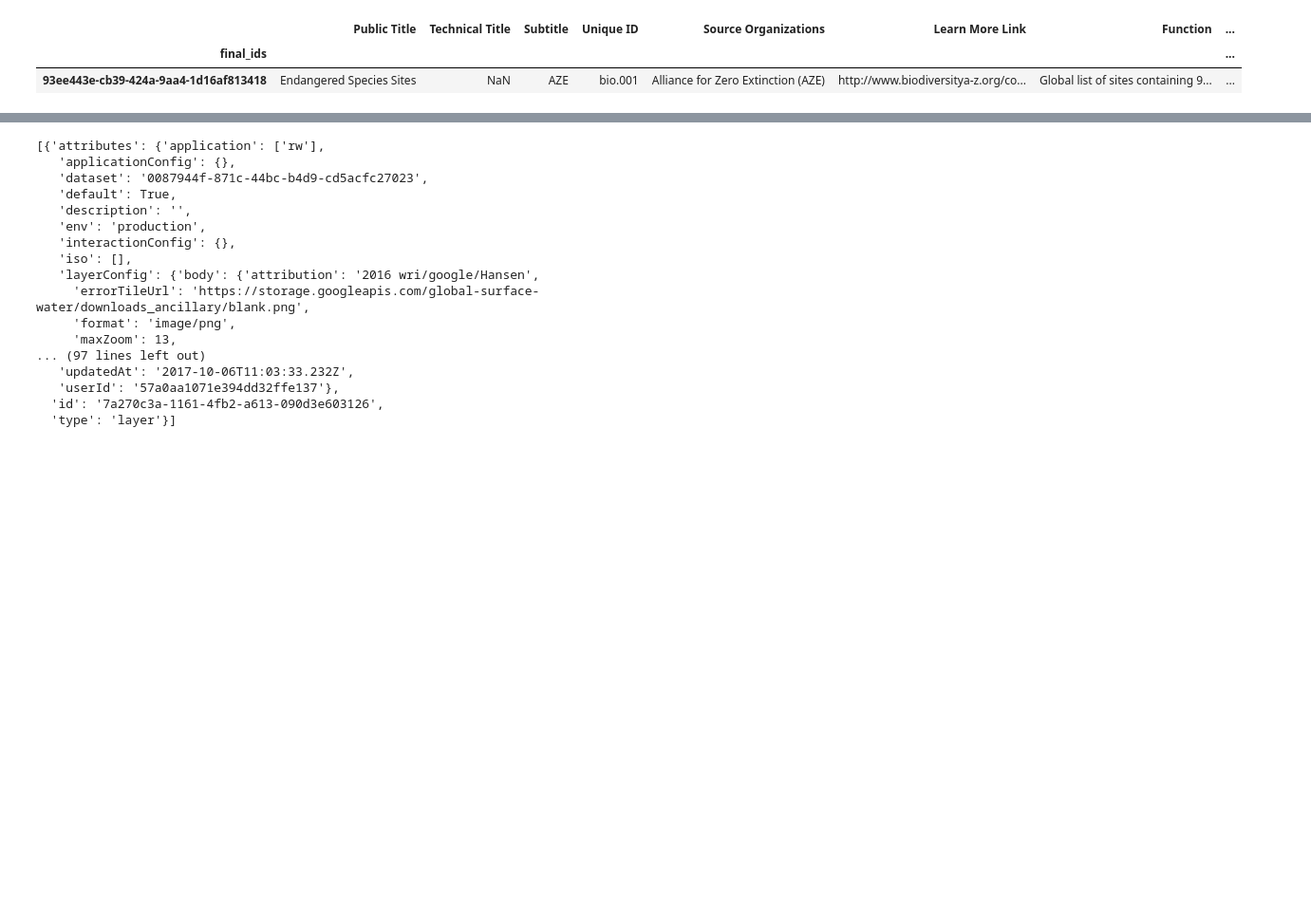
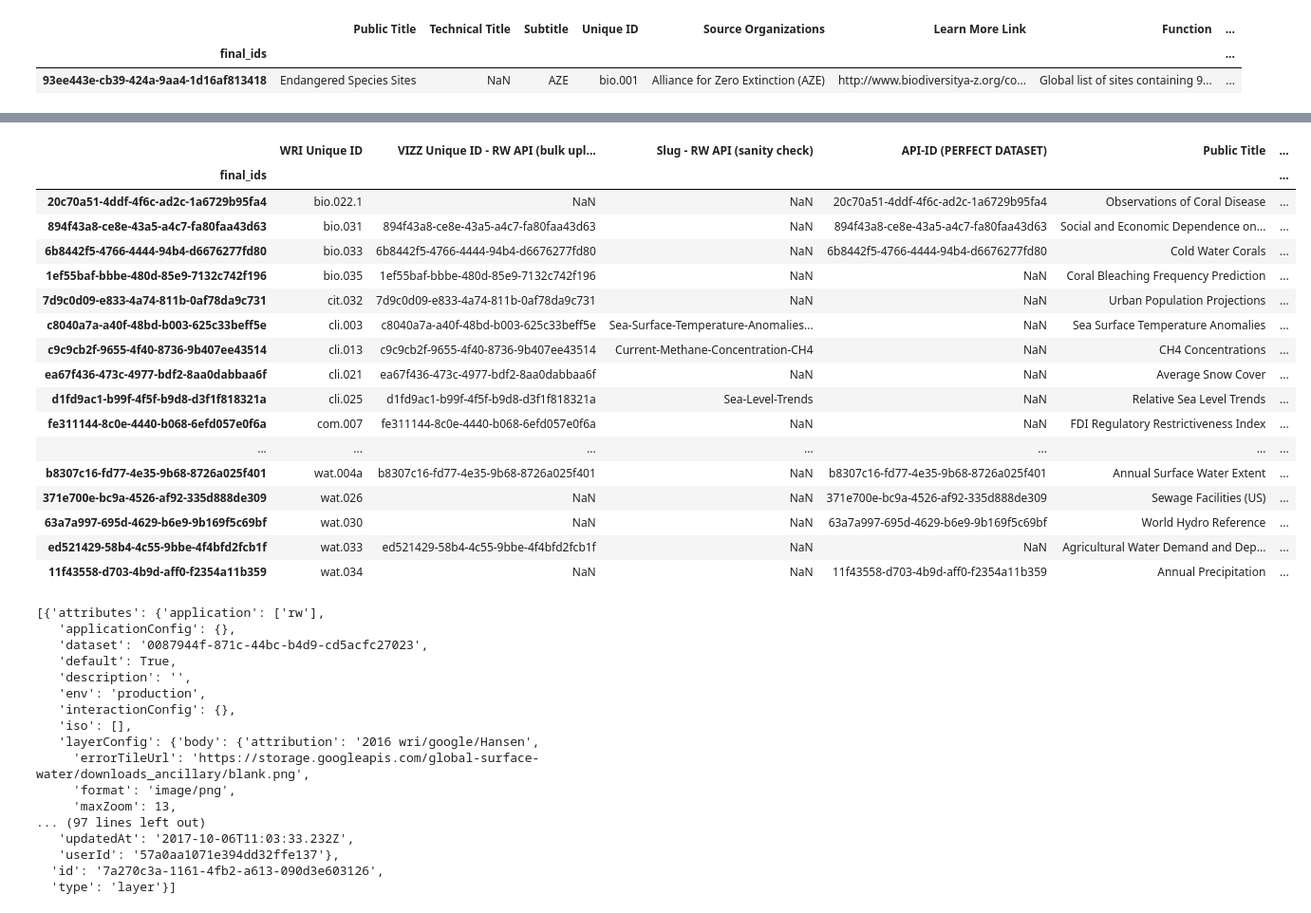
Before and after one commit to nsuberi/ResourceWatchCode, a Jupyter notebook: Metadata Management/Upload Metadata to API.ipynb, the cells around one changed output, grey strips where cells are left out. Shown at 95% size. Cells and saved outputs as stored; diff of their text form; code cells hidden in the pictures; blank space fills up the shorter version.

Commit message:
update metadata upload, add in checks for which datasets are on backoffice that aren't added through first two methods

```diff
--- a/Metadata Management/Upload Metadata to API.ipynb
+++ b/Metadata Management/Upload Metadata to API.ipynb
@@ -25,7 +25,7 @@ july_data_upload = pd.read_csv(dest+"/july_data_upload.tsv", sep="\t", index_col
 # current_mdata = pd.read_csv(dest+"/current_metadata.tsv", sep="\t", index_col=[0])
 # current_mdata = current_mdata.transpose()
 
-!curl "https://docs.google.com/spreadsheets/d/1M_hejv-nSUXSldocNwEQNQ7SxEJkN_exk6krcXnq6VI/export?format=tsv" > current_metadata.tsv
+!curl "https://docs.google.com/spreadsheets/d/1UkABgMlBIinJjITa6WepFAL-8VBkulS0LCbKojRXjVY/export?format=tsv" > current_metadata.tsv
 current_mdata = pd.read_csv(dest+"/current_metadata.tsv", sep="\t", index_col=[0])
 current_mdata = current_mdata.transpose()
 
@@ -61,7 +61,7 @@ current_mdata[dl_from_s3_col] = current_mdata.apply(lambda row: fetch_info(row,m
 valid_old_ids = pd.notnull(current_mdata[old_id_col])
 valid_new_ids = pd.notnull(current_mdata[new_id_col])
 
-def choose_new_id(df, valid_old_ids, valid_new_ids):
+def choose_new_id(df, valid_old_ids,old_id_col, valid_new_ids,new_id_col):
     assert(len(valid_old_ids)==len(valid_new_ids))
     final_ids = []
     for i in range(0, len(valid_new_ids)):
@@ -73,7 +73,7 @@ def choose_new_id(df, valid_old_ids, valid_new_ids):
             final_ids.append(None)
     return(final_ids)
 
-current_mdata["final_ids"] = choose_new_id(current_mdata, valid_old_ids, valid_new_ids)
+current_mdata["final_ids"] = choose_new_id(current_mdata, valid_old_ids,old_id_col, valid_new_ids,new_id_col)
 keep_matched_ids = pd.notnull(current_mdata["final_ids"])
 
 current_mdata = current_mdata.loc[keep_matched_ids]
@@ -211,13 +246,12 @@ https://api.resourcewatch.org/v1/dataset/7a213f00-5be7-4f11-a859-3b9058dae2e6/me
 # %%
 #### Merge subtitles with Tracking sheet
 
-
-#### Find out which datasets have a Unique ID, but aren't
+#### Find out which datasets have a RW Unique ID, but aren't in Metadata for Upload
 # Keep only those datasets with rw_ids already
 tracking_valid_old_ids = pd.notnull(july_data_upload[old_id_col])
 tracking_valid_new_ids = pd.notnull(july_data_upload[new_id_col])
 
-july_data_upload["final_ids"] = choose_new_id(july_data_upload, tracking_valid_old_ids, tracking_valid_new_ids)
+july_data_upload["final_ids"] = choose_new_id(july_data_upload, tracking_valid_old_ids,old_id_col, tracking_valid_new_ids,new_id_col)
 
 missed_ids = [rw_id for rw_id in july_data_upload["final_ids"].values if ((rw_id not in current_mdata.index) and (rw_id != None))]
 
@@ -225,13 +259,20 @@ missed_data = july_data_upload.reset_index().set_index("final_ids")
 missed_data = missed_data.loc[missed_ids]
 missed_data
 
+
+### THIS ADDS ALL DATASETS FOR WHICH WE HAVE ENTRIES IN TRACKING SHEET and NOTHING IN METADATA FOR UPLOAD###
+print("True if below print empty list []")
+print([ind for ind in missed_data.index if ind in current_mdata.index])
+
+processed2 = []
+
 for rw_id in missed_data.index:
     url = "https://api.resourcewatch.org/v1/dataset/"+str(rw_id)+"/metadata"
-    print(url)
     # Everything from current_mdata
     metadata = missed_data.loc[rw_id]
     print(metadata["WRI Unique ID"])
     print(metadata["Public Title"])
+    print(url)
     #print(metadata)
     row_payload = {
         "language": "en",
@@ -249,9 +290,8 @@ for rw_id in missed_data.index:
             "name": clean_nulls(metadata["Public Title"]),
             "technical_title":clean_nulls(metadata["Technical Title"]),
 
-            "data_download_link": [clean_nulls(metadata["Download Data (S3)"]), clean_nulls(metadata["Download from Source"])],
-            "download_data_s3": clean_nulls(metadata["Download Data (S3)"]),
-            "download_from_source": clean_nulls(metadata["Download from Source"]),
+            "data_download_link": clean_nulls(metadata["Download Data (S3)"]),
+            "data_download_original_link": clean_nulls(metadata["Download from Source"])
 
         }
     }
@@ -263,6 +303,7 @@ for rw_id in missed_data.index:
     #print(row_payload)
 
     try:
+        processed2.append(rw_id)
         res = req.request("POST", url, data=json.dumps(row_payload), headers = headers)
         if("already exists" in res.text):
             res = req.request("PATCH", url, data=json.dumps(row_payload), headers = headers)
@@ -315,3 +342,25 @@ missed_data
+# %%
+missed_data.to_csv("/Users/nathansuberi/Desktop/datasets_on_july_sheet_with_rw_id_no_metadata.csv")
+missed_data
+# %% [output]
+|  | WRI Unique ID | VIZZ Unique ID - RW API (bulk upl... | Slug - RW API (sanity check) | API-ID (PERFECT DATASET) | Public Title | ... |
+| final_ids |  |  |  |  |  | ... |
+| 20c70a51-4ddf-4f6c-ad2c-1a6729b95fa4 | bio.022.1 | NaN | NaN | 20c70a51-4ddf-4f6c-ad2c-1a6729b95fa4 | Observations of Coral Disease | ... |
+| 894f43a8-ce8e-43a5-a4c7-fa80faa43d63 | bio.031 | 894f43a8-ce8e-43a5-a4c7-fa80faa43d63 | NaN | 894f43a8-ce8e-43a5-a4c7-fa80faa43d63 | Social and Economic Dependence on... | ... |
+| 6b8442f5-4766-4444-94b4-d6676277fd80 | bio.033 | 6b8442f5-4766-4444-94b4-d6676277fd80 | NaN | 6b8442f5-4766-4444-94b4-d6676277fd80 | Cold Water Corals | ... |
+| 1ef55baf-bbbe-480d-85e9-7132c742f196 | bio.035 | 1ef55baf-bbbe-480d-85e9-7132c742f196 | NaN | NaN | Coral Bleaching Frequency Prediction | ... |
+| 7d9c0d09-e833-4a74-811b-0af78da9c731 | cit.032 | 7d9c0d09-e833-4a74-811b-0af78da9c731 | NaN | NaN | Urban Population Projections | ... |
+| c8040a7a-a40f-48bd-b003-625c33beff5e | cli.003 | c8040a7a-a40f-48bd-b003-625c33beff5e | Sea-Surface-Temperature-Anomalies... | NaN | Sea Surface Temperature Anomalies | ... |
+| c9c9cb2f-9655-4f40-8736-9b407ee43514 | cli.013 | c9c9cb2f-9655-4f40-8736-9b407ee43514 | Current-Methane-Concentration-CH4 | NaN | CH4 Concentrations | ... |
+| ea67f436-473c-4977-bdf2-8aa0dabbaa6f | cli.021 | ea67f436-473c-4977-bdf2-8aa0dabbaa6f | NaN | NaN | Average Snow Cover | ... |
+| d1fd9ac1-b99f-4f5f-b9d8-d3f1f818321a | cli.025 | d1fd9ac1-b99f-4f5f-b9d8-d3f1f818321a | Sea-Level-Trends | NaN | Relative Sea Level Trends | ... |
+| fe311144-8c0e-4440-b068-6efd057e0f6a | com.007 | fe311144-8c0e-4440-b068-6efd057e0f6a | NaN | NaN | FDI Regulatory Restrictiveness Index | ... |
+| ... | ... | ... | ... | ... | ... | ... |
+| b8307c16-fd77-4e35-9b68-8726a025f401 | wat.004a | b8307c16-fd77-4e35-9b68-8726a025f401 | NaN | b8307c16-fd77-4e35-9b68-8726a025f401 | Annual Surface Water Extent | ... |
+| 371e700e-bc9a-4526-af92-335d888de309 | wat.026 | NaN | NaN | 371e700e-bc9a-4526-af92-335d888de309 | Sewage Facilities (US) | ... |
+| 63a7a997-695d-4629-b6e9-9b169f5c69bf | wat.030 | NaN | NaN | 63a7a997-695d-4629-b6e9-9b169f5c69bf | World Hydro Reference | ... |
+| ed521429-58b4-4c55-9bbe-4f4bfd2fcb1f | wat.033 | ed521429-58b4-4c55-9bbe-4f4bfd2fcb1f | NaN | NaN | Agricultural Water Demand and Dep... | ... |
+| 11f43558-d703-4b9d-aff0-f2354a11b359 | wat.034 | NaN | NaN | 11f43558-d703-4b9d-aff0-f2354a11b359 | Annual Precipitation | ... |
 # %%
 #### Inspect metadata on backoffice
 
```
Also changed, not shown: parts of 17 cells of this notebook.
